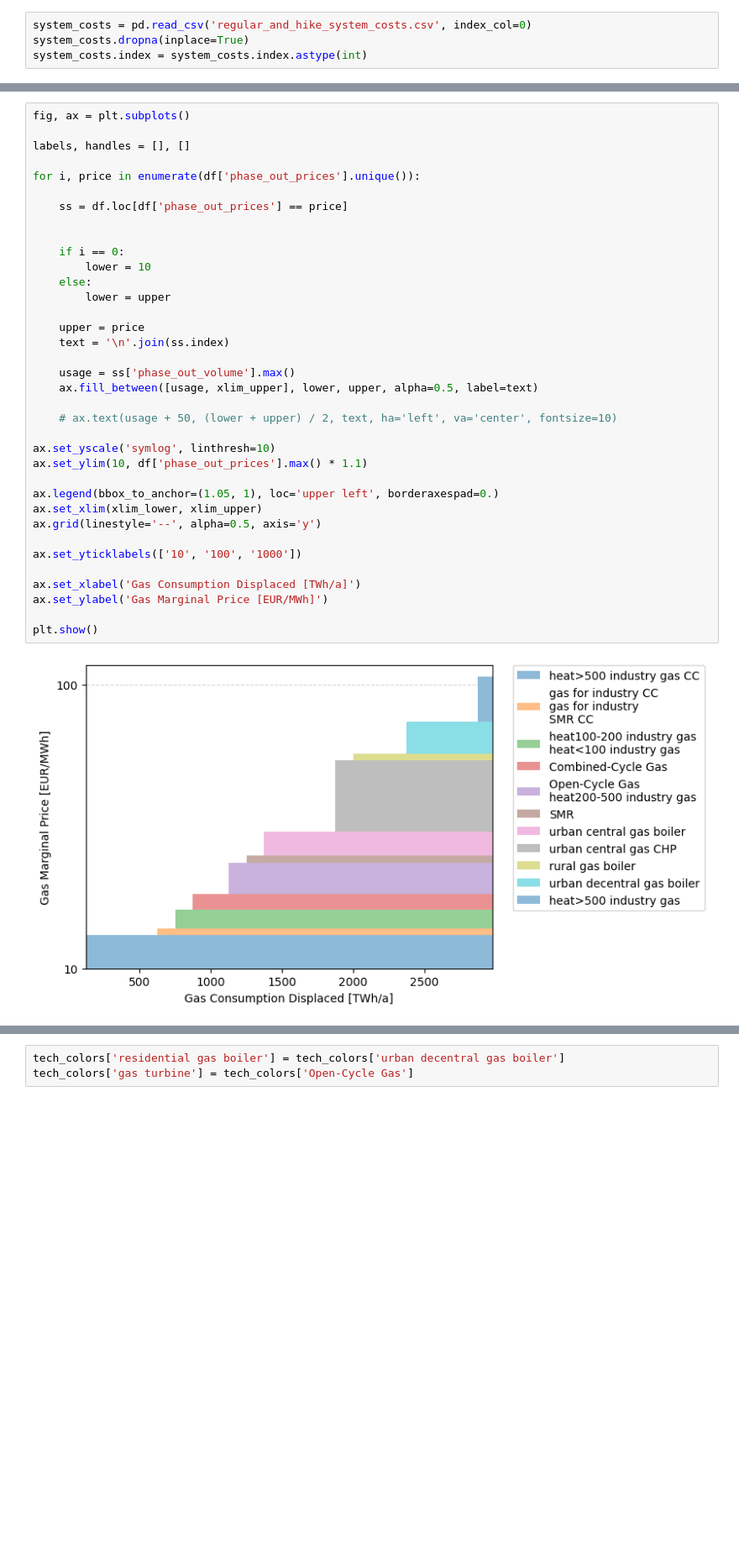
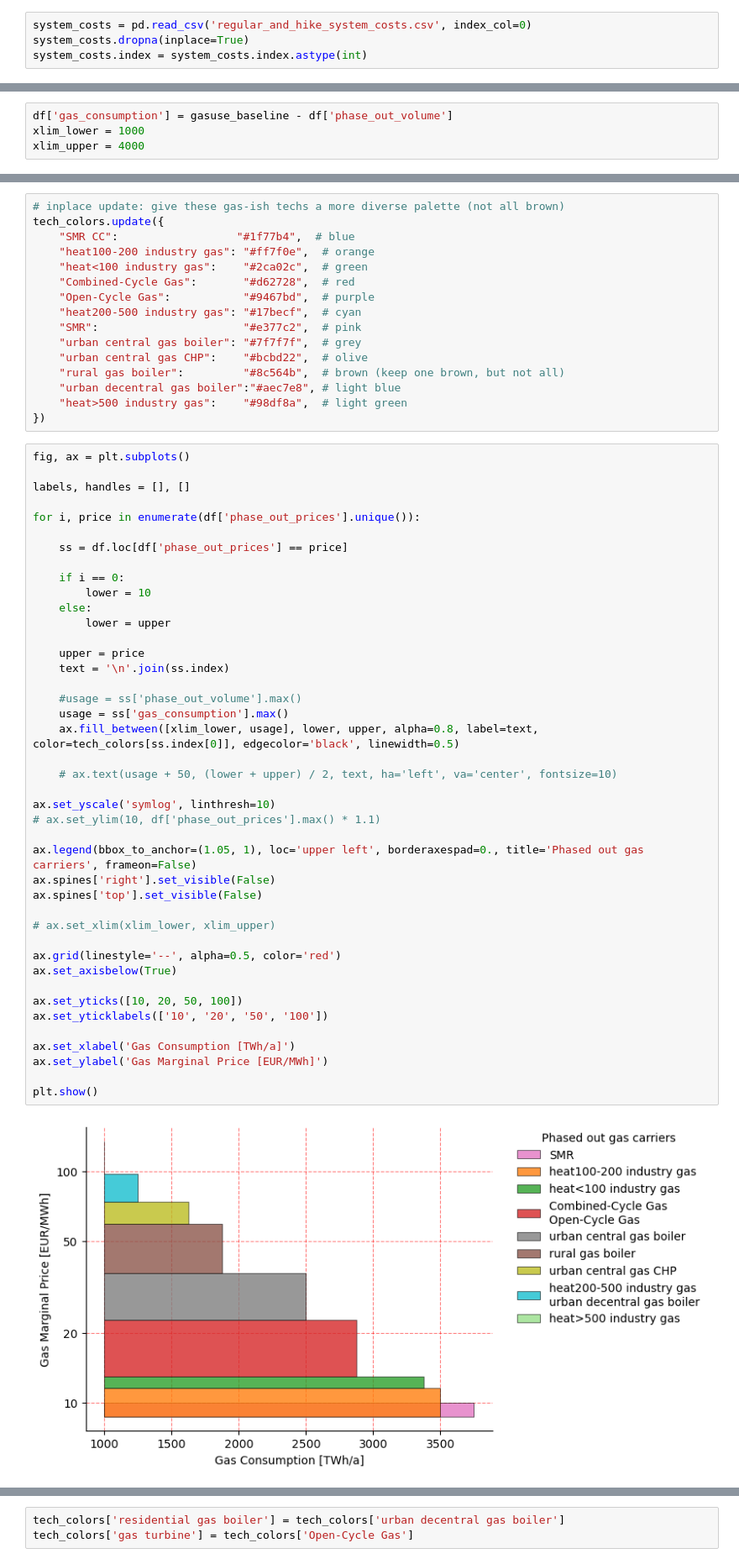
Before and after one commit to LukasFrankenQ/resilient-pypsa-eur, a Jupyter notebook: notebooks/plot_gas_usage.ipynb, the cells around one changed output, grey strips where cells are left out. Shown at 84% size. Drawn from its saved outputs; the diff is of its cells as text; blank space fills up the shorter version.

```diff
--- a/notebooks/plot_gas_usage.ipynb
+++ b/notebooks/plot_gas_usage.ipynb
@@ -557,0 +551,4 @@ xlim_upper = df['phase_out_volume'].max() + 100
+# %%
+df['gas_consumption'] = gasuse_baseline - df['phase_out_volume']
+xlim_lower = 1000
+xlim_upper = 4000
@@ -558,38 +571,60 @@ xlim_upper = df['phase_out_volume'].max() + 100
+# %%
+# inplace update: give these gas-ish techs a more diverse palette (not all brown)
+tech_colors.update({
+    "SMR CC":                  "#1f77b4",  # blue
+    "heat100-200 industry gas": "#ff7f0e",  # orange
+    "heat<100 industry gas":    "#2ca02c",  # green
+    "Combined-Cycle Gas":       "#d62728",  # red
+    "Open-Cycle Gas":           "#9467bd",  # purple
+    "heat200-500 industry gas": "#17becf",  # cyan
+    "SMR":                      "#e377c2",  # pink
+    "urban central gas boiler": "#7f7f7f",  # grey
+    "urban central gas CHP":    "#bcbd22",  # olive
+    "rural gas boiler":         "#8c564b",  # brown (keep one brown, but not all)
+    "urban decentral gas boiler":"#aec7e8", # light blue
+    "heat>500 industry gas":    "#98df8a",  # light green
+})
 # %%
 fig, ax = plt.subplots()
 
 labels, handles = [], []
 
 for i, price in enumerate(df['phase_out_prices'].unique()):
 
     ss = df.loc[df['phase_out_prices'] == price]
 
-
     if i == 0:
         lower = 10
     else:
         lower = upper
 
     upper = price
     text = '\n'.join(ss.index)
 
-    usage = ss['phase_out_volume'].max()
-    ax.fill_between([usage, xlim_upper], lower, upper, alpha=0.5, label=text)
+    #usage = ss['phase_out_volume'].max()
+    usage = ss['gas_consumption'].max()
+    ax.fill_between([xlim_lower, usage], lower, upper, alpha=0.8, label=text, color=tech_colors[ss.index[0]], edgecolor='black', linewidth=0.5)
 
     # ax.text(usage + 50, (lower + upper) / 2, text, ha='left', va='center', fontsize=10)
 
 ax.set_yscale('symlog', linthresh=10)
-ax.set_ylim(10, df['phase_out_prices'].max() * 1.1)
+# ax.set_ylim(10, df['phase_out_prices'].max() * 1.1)
 
-ax.legend(bbox_to_anchor=(1.05, 1), loc='upper left', borderaxespad=0.)
-ax.set_xlim(xlim_lower, xlim_upper)
-ax.grid(linestyle='--', alpha=0.5, axis='y')
+ax.legend(bbox_to_anchor=(1.05, 1), loc='upper left', borderaxespad=0., title='Phased out gas carriers', frameon=False)
+ax.spines['right'].set_visible(False)
+ax.spines['top'].set_visible(False)
 
-ax.set_yticklabels(['10', '100', '1000'])
+# ax.set_xlim(xlim_lower, xlim_upper)
 
-ax.set_xlabel('Gas Consumption Displaced [TWh/a]')
+ax.grid(linestyle='--', alpha=0.5, color='red')
+ax.set_axisbelow(True)
+
+ax.set_yticks([10, 20, 50, 100])
+ax.set_yticklabels(['10', '20', '50', '100'])
+
+ax.set_xlabel('Gas Consumption [TWh/a]')
 ax.set_ylabel('Gas Marginal Price [EUR/MWh]')
 
 plt.show()
 # %% [output]
-[figure, old version]
+[figure, new version]
```
Also changed, not shown: parts of 35 cells of this notebook, 1 other file.
